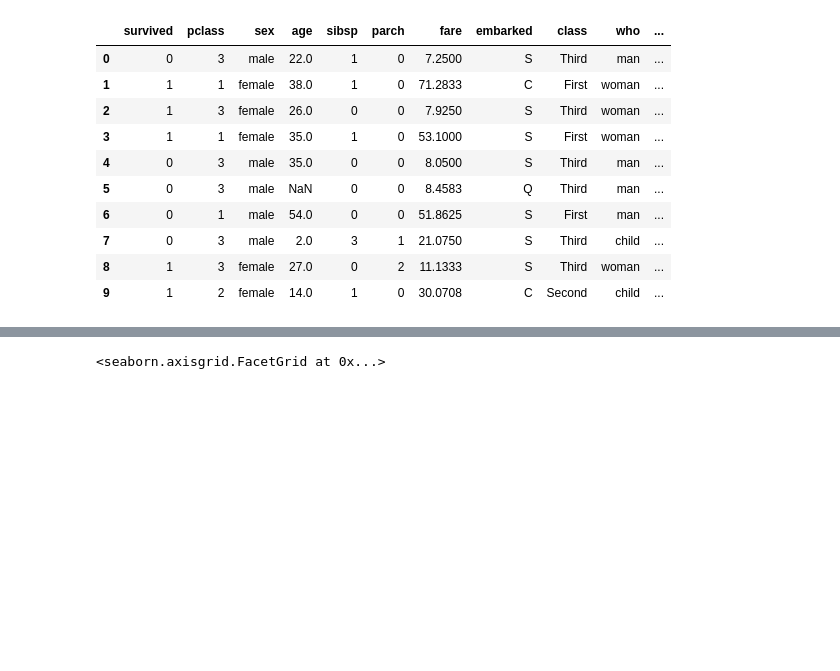
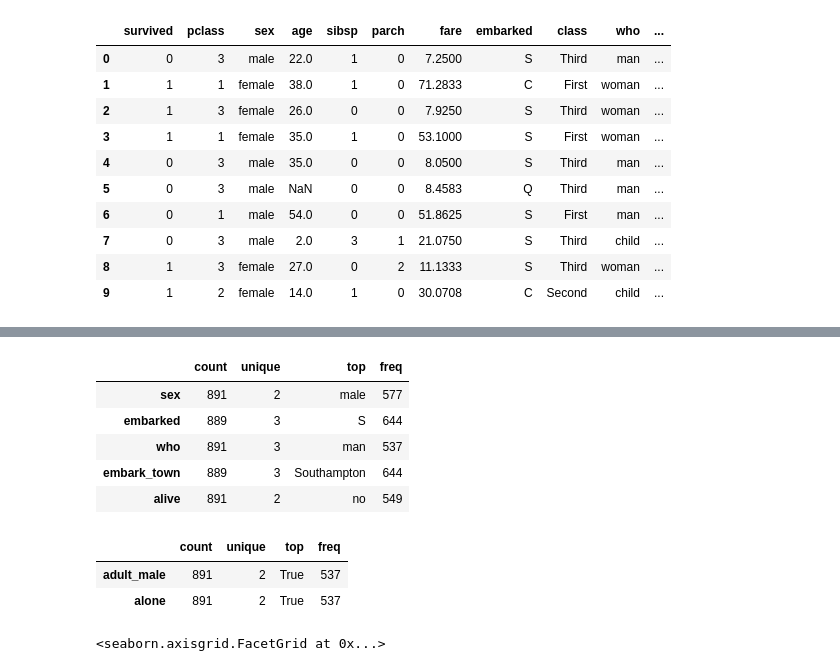
Before and after one commit to kurek0010/data-science-bootcamp, a Jupyter notebook: 03_wizualizacje_danych/04_seaborn_intro.ipynb, the cells around one changed output, grey strips where cells are left out. Saved outputs shown, nothing was run; the diff lists cells and outputs as text; code cells hidden in the pictures; blank space fills up the shorter version.

```diff
--- a/03_wizualizacje_danych/04_seaborn_intro.ipynb
+++ b/03_wizualizacje_danych/04_seaborn_intro.ipynb
@@ -142,3 +182,18 @@ df.head(10)
+# %%
+df.describe(include=['object']).T
+# %% [output]
+|  | count | unique | top | freq |
+| sex | 891 | 2 | male | 577 |
+| embarked | 889 | 3 | S | 644 |
+| who | 891 | 3 | man | 537 |
+| embark_town | 889 | 3 | Southampton | 644 |
+| alive | 891 | 2 | no | 549 |
+# %%
+df.describe(include=['bool']).T
+# %% [output]
+|  | count | unique | top | freq |
+| adult_male | 891 | 2 | True | 537 |
+| alone | 891 | 2 | True | 537 |
 # %%
 sns.catplot(data=df, x='deck', kind='count')
 # %% [output]
```
Also changed, not shown: parts of 6 cells of this notebook.
